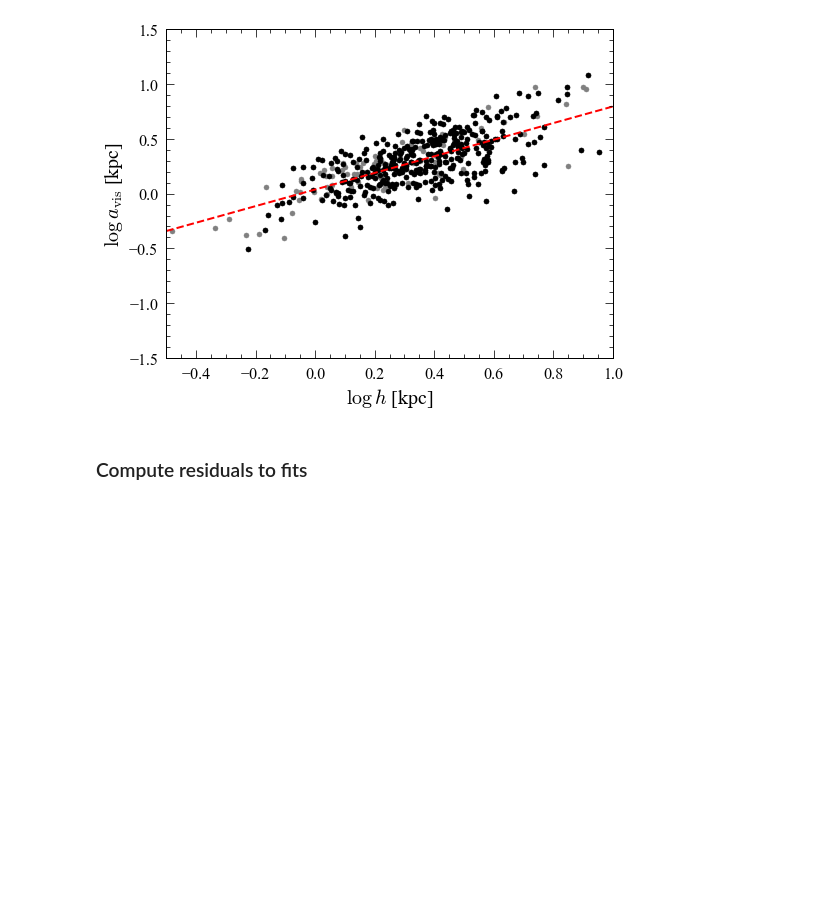
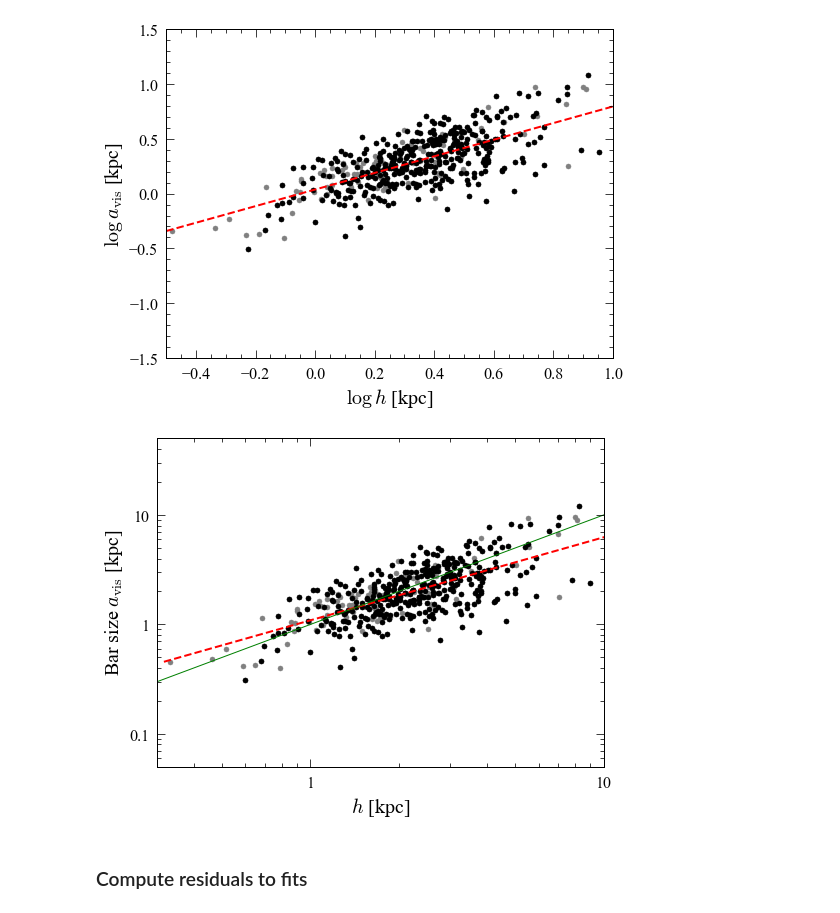
Before and after one commit to perwin/s4g_barsizes, a Jupyter notebook: barsizes_figures_for_paper.ipynb, the cells around one changed output. Saved outputs shown, nothing was run; the diff lists cells and outputs as text; code cells hidden in the pictures; blank space fills up the shorter version.

```diff
--- a/barsizes_figures_for_paper.ipynb
+++ b/barsizes_figures_for_paper.ipynb
@@ -369,6 +353,26 @@ if savePlots:
     savefig(plotDir+"barsize-h-fit.pdf")
 # %% [output]
 [figure]
+# %%
+h_vect = np.arange(-0.5,1.31,0.1)
+barsize_predicted_lin = 10**simplefunc_linear(fitDict['barsize-vs-h_lin_Reh'], h_vect)
+h_vect_lin = 10**h_vect
+
+loglog(s4gdata.h_kpc[ii_barred_limited2_Reh], s4gdata.sma_dp_kpc2[ii_barred_limited2_Reh], 'o', color='0.5', ms=5)
+loglog(s4gdata.h_kpc[ii_barred_D30_m9to11_Reh], s4gdata.sma_dp_kpc2[ii_barred_D30_m9to11_Reh], 'ko', ms=5)
+loglog(h_vect_lin, barsize_predicted_lin, 'r--', lw=2)
+# 1:1 relation (a_vis = h)
+loglog([0.3,10],[0.3,10], 'g')
+xlim(0.3,10);ylim(0.05,50)
+xlabel(r"$h$ [kpc]")
+ylabel(ytbarsize_kpc)
+pu.MakeNiceLogAxes(whichAxis="xy")
+# push bottom of plot upwards so that x-axis label isn't clipped in PDF output
+plt.subplots_adjust(bottom=0.14)
+if savePlots:
+    savefig(plotDir+"barsize-h-fit.pdf")
+# %% [output]
+[figure, added]
 # %% [markdown]
 ### Compute residuals to fits
 # %%
```
Also changed, not shown: parts of 9 cells of this notebook, 4 other files.
